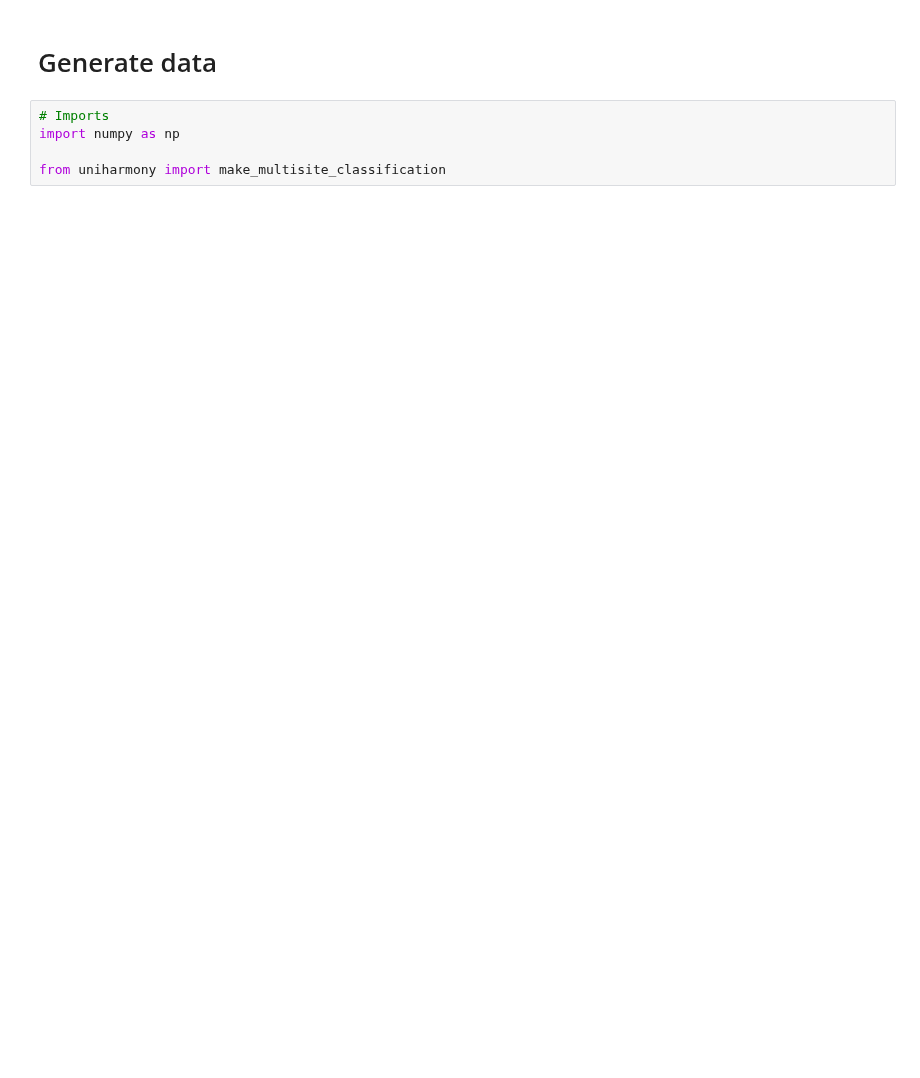
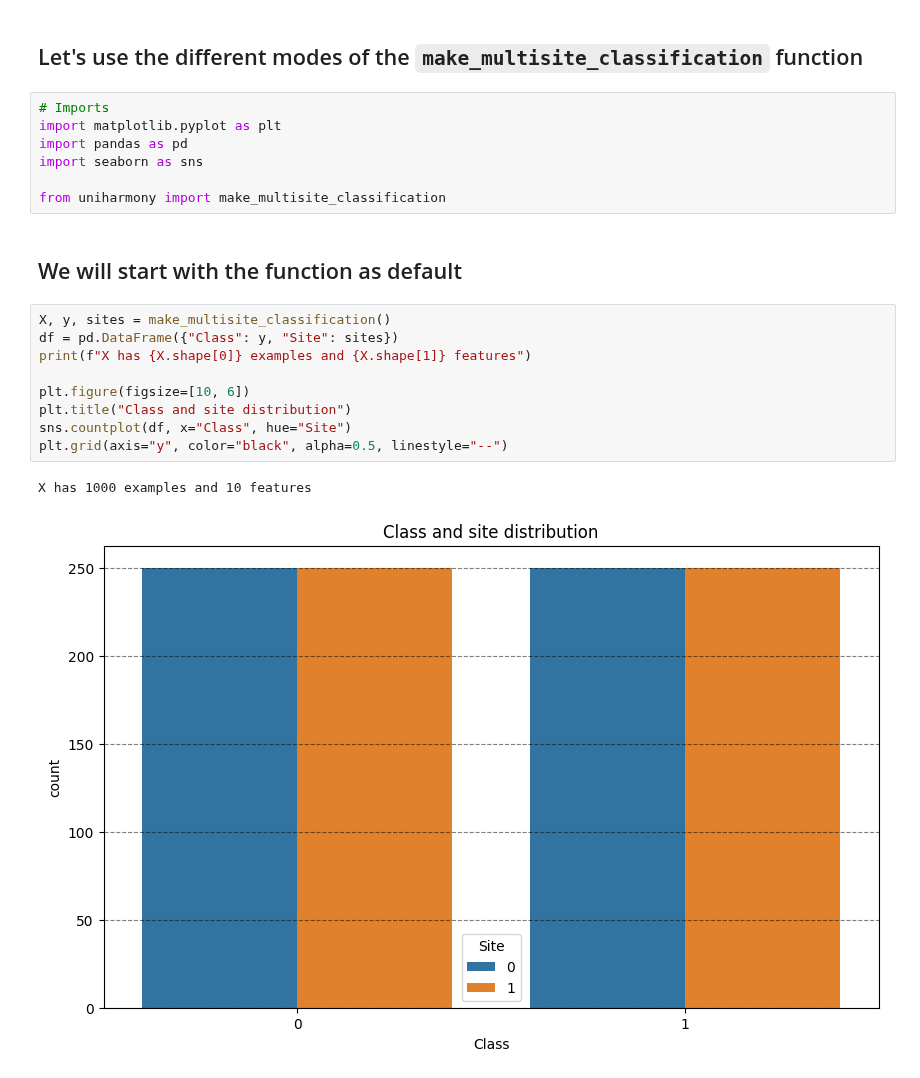
Before and after one commit to N-Nieto/UniHarmony, a Jupyter notebook: examples/generate_multisite_data_example.ipynb, the cells around one changed output. Cells and saved outputs as stored; diff of their text form; blank space fills up the shorter version.

```diff
--- a/examples/generate_multisite_data_example.ipynb
+++ b/examples/generate_multisite_data_example.ipynb
@@ -1,7 +1,23 @@
 # %% [markdown]
-# Generate data
+## Let's use the different modes of the `make_multisite_classification` function
 # %%
 # Imports
-import numpy as np
+import matplotlib.pyplot as plt
+import pandas as pd
+import seaborn as sns
 
 from uniharmony import make_multisite_classification
+# %% [markdown]
+## We will start with the function as default
+# %%
+X, y, sites = make_multisite_classification()
+df = pd.DataFrame({"Class": y, "Site": sites})
+print(f"X has {X.shape[0]} examples and {X.shape[1]} features")
+
+plt.figure(figsize=[10, 6])
+plt.title("Class and site distribution")
+sns.countplot(df, x="Class", hue="Site")
+plt.grid(axis="y", color="black", alpha=0.5, linestyle="--")
+# %% [output]
+X has 1000 examples and 10 features
+[figure, added]
```
Also changed, not shown: parts of 10 cells of this notebook, 9 other files.
